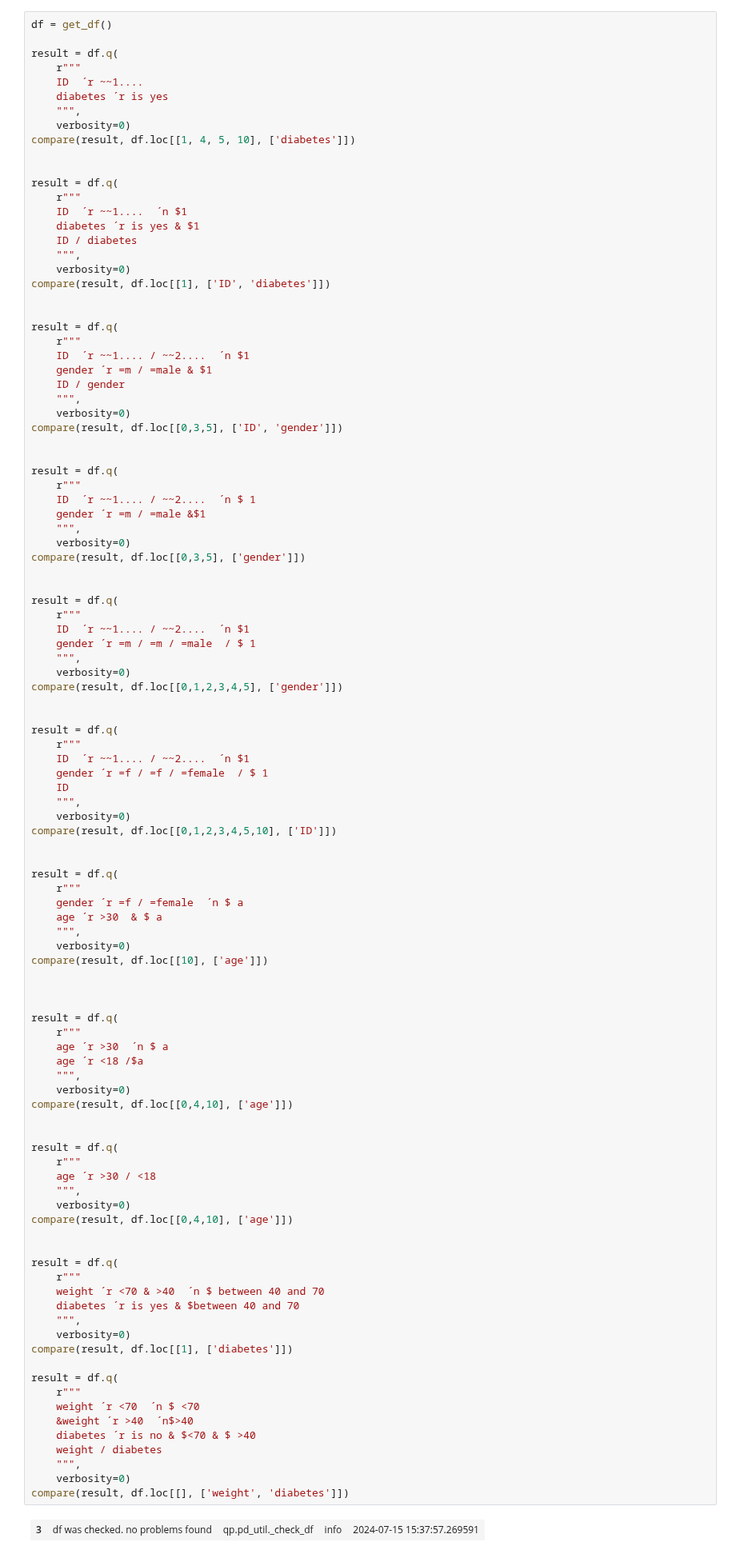
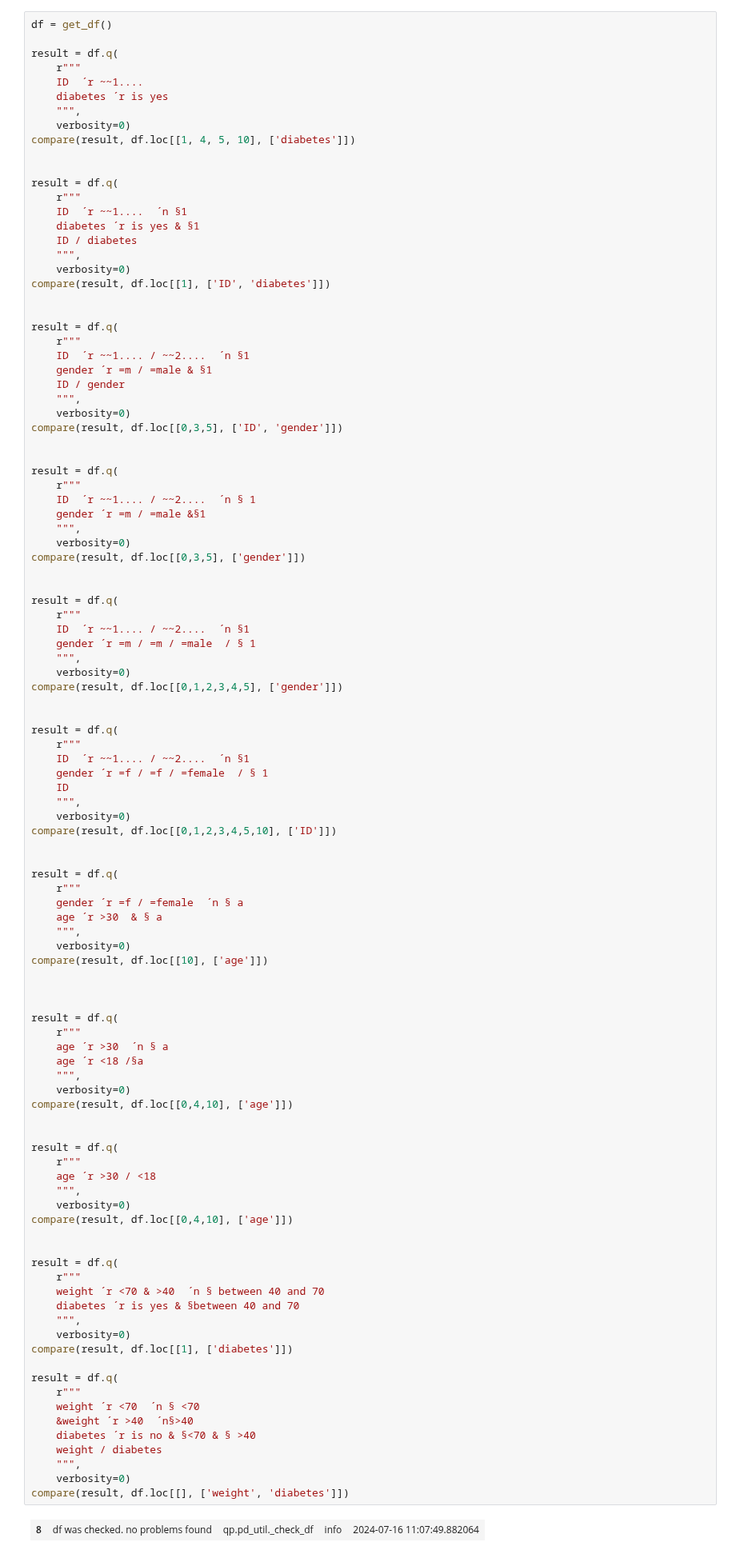
Before and after one commit to MartinVoelkl94/qplib_dev, a Jupyter notebook: testing.ipynb, the cells around one changed output. Shown at 80% size. Saved outputs shown, nothing was run; the diff lists cells and outputs as text.

```diff
--- a/testing.ipynb
+++ b/testing.ipynb
@@ -853,8 +853,8 @@ compare(result, df.loc[[1, 4, 5, 10], ['diabetes']])
 
 result = df.q(
     r"""
-    ID  ´r ~~1....  ´n $1
-    diabetes ´r is yes & $1
+    ID  ´r ~~1....  ´n §1
+    diabetes ´r is yes & §1
     ID / diabetes
     """,
     verbosity=0)
@@ -863,8 +863,8 @@ compare(result, df.loc[[1], ['ID', 'diabetes']])
 
 result = df.q(
     r"""
-    ID  ´r ~~1.... / ~~2....  ´n $1
-    gender ´r =m / =male & $1
+    ID  ´r ~~1.... / ~~2....  ´n §1
+    gender ´r =m / =male & §1
     ID / gender
     """,
     verbosity=0)
@@ -873,8 +873,8 @@ compare(result, df.loc[[0,3,5], ['ID', 'gender']])
 
 result = df.q(
     r"""
-    ID  ´r ~~1.... / ~~2....  ´n $ 1
-    gender ´r =m / =male &$1
+    ID  ´r ~~1.... / ~~2....  ´n § 1
+    gender ´r =m / =male &§1
     """,
     verbosity=0)
 compare(result, df.loc[[0,3,5], ['gender']])
@@ -882,8 +882,8 @@ compare(result, df.loc[[0,3,5], ['gender']])
 
 result = df.q(
     r"""
-    ID  ´r ~~1.... / ~~2....  ´n $1
-    gender ´r =m / =m / =male  / $ 1
+    ID  ´r ~~1.... / ~~2....  ´n §1
+    gender ´r =m / =m / =male  / § 1
     """,
     verbosity=0)
 compare(result, df.loc[[0,1,2,3,4,5], ['gender']])
@@ -891,8 +891,8 @@ compare(result, df.loc[[0,1,2,3,4,5], ['gender']])
 
 result = df.q(
     r"""
-    ID  ´r ~~1.... / ~~2....  ´n $1
-    gender ´r =f / =f / =female  / $ 1
+    ID  ´r ~~1.... / ~~2....  ´n §1
+    gender ´r =f / =f / =female  / § 1
     ID
     """,
     verbosity=0)
@@ -901,8 +901,8 @@ compare(result, df.loc[[0,1,2,3,4,5,10], ['ID']])
 
 result = df.q(
     r"""
-    gender ´r =f / =female  ´n $ a
-    age ´r >30  & $ a
+    gender ´r =f / =female  ´n § a
+    age ´r >30  & § a
     """,
     verbosity=0)
 compare(result, df.loc[[10], ['age']])
@@ -910,41 +910,41 @@ compare(result, df.loc[[10], ['age']])
 
 
 result = df.q(
     r"""
-    age ´r >30  ´n $ a
-    age ´r <18 /$a
+    age ´r >30  ´n § a
+    age ´r <18 /§a
     """,
     verbosity=0)
 compare(result, df.loc[[0,4,10], ['age']])
 
 
 result = df.q(
     r"""
     age ´r >30 / <18
     """,
     verbosity=0)
 compare(result, df.loc[[0,4,10], ['age']])
 
 
 result = df.q(
     r"""
-    weight ´r <70 & >40  ´n $ between 40 and 70
-    diabetes ´r is yes & $between 40 and 70
+    weight ´r <70 & >40  ´n § between 40 and 70
+    diabetes ´r is yes & §between 40 and 70
     """,
     verbosity=0)
 compare(result, df.loc[[1], ['diabetes']])
 
 result = df.q(
     r"""
-    weight ´r <70  ´n $ <70
-    &weight ´r >40  ´n$>40
-    diabetes ´r is no & $<70 & $ >40
+    weight ´r <70  ´n § <70
+    &weight ´r >40  ´n§>40
+    diabetes ´r is no & §<70 & § >40
     weight / diabetes
     """,
     verbosity=0)
 compare(result, df.loc[[], ['weight', 'diabetes']])
 # %% [output]
-| 3 | df was checked. no problems found | qp.pd_util._check_df | info | 2024-07-15 15:37:57.269591 |
+| 8 | df was checked. no problems found | qp.pd_util._check_df | info | 2024-07-16 11:07:49.882064 |
 passed test for arg: "
     ID  ´r ~~1....
     diabetes ´r is yes
```
Also changed, not shown: parts of 8 cells of this notebook, 2 other files.
